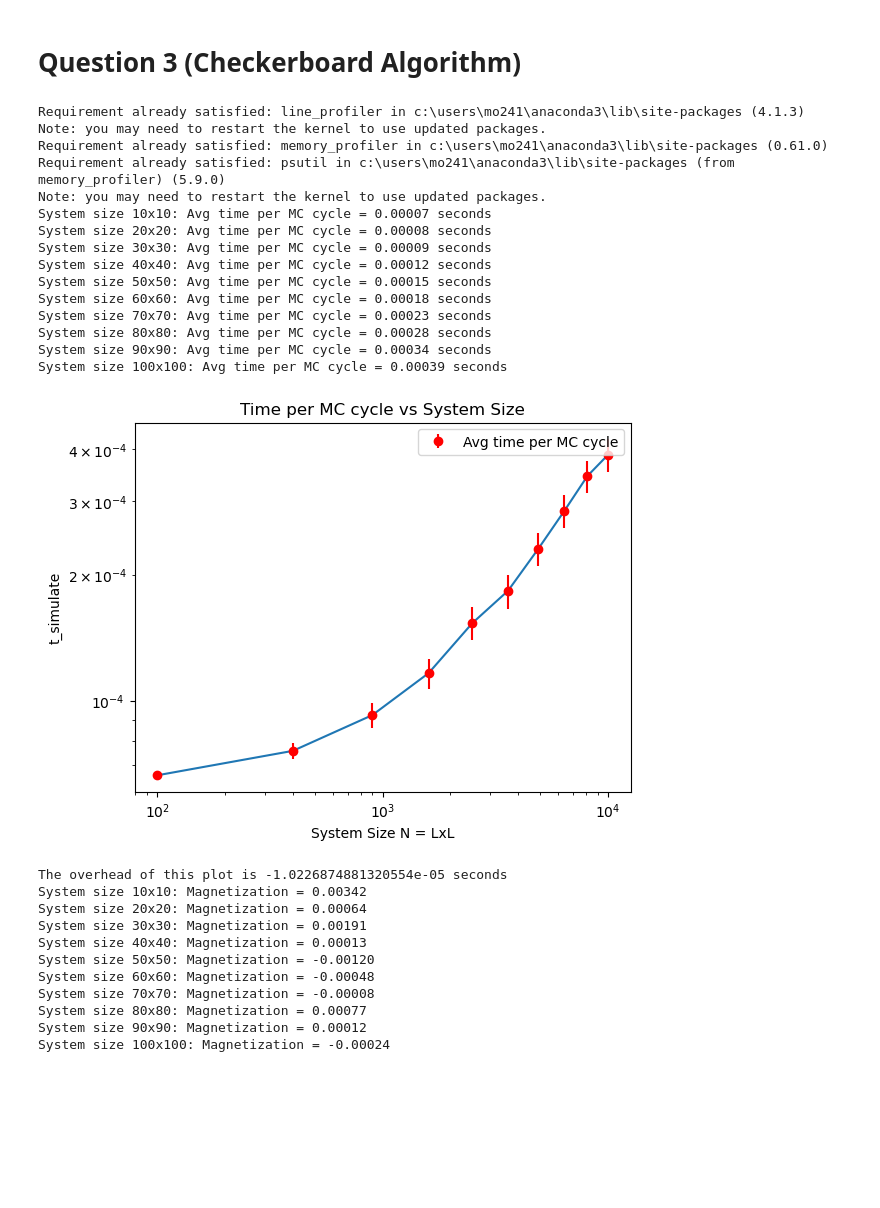
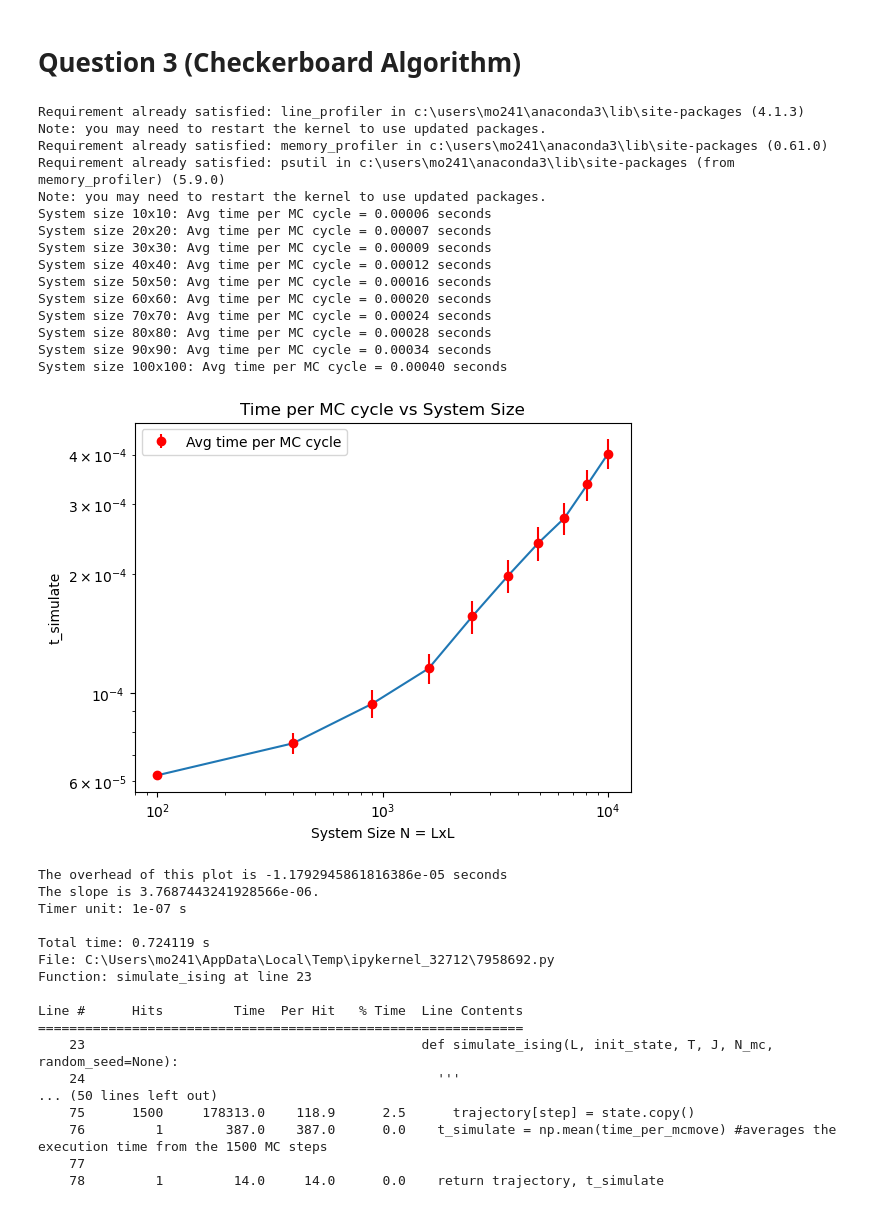
Before and after one commit to MoSpoonRhakib/ChE471HW3, a Jupyter notebook: Mohammed_Rhakib_HW3_Improving_Ising.ipynb, the cells around one changed output. Saved outputs shown, nothing was run; the diff lists cells and outputs as text; code cells hidden in the pictures; blank space fills up the shorter version.

```diff
--- a/Mohammed_Rhakib_HW3_Improving_Ising.ipynb
+++ b/Mohammed_Rhakib_HW3_Improving_Ising.ipynb
@@ -1178,7 +1178,7 @@ Line #    Mem usage    Increment  Occurrences   Line Contents
 #[3]https://pythoninchemistry.org/sim_and_scat/important_considerations/pbc.html
 #[4]https://matplotlib.org/stable/api/_as_gen/matplotlib.pyplot.imshow.html
 #[5]https://github.com/MrFuguDataScience/Python_Basics/blob/main/Python_Profiling.ipynb
-
+#[6]https://colab.research.google.com/github/jakevdp/PythonDataScienceHandbook/blob/master/notebooks/01.07-Timing-and-Profiling.ipynb
 
 #importing libraries
 %pip install line_profiler
@@ -1240,7 +1240,7 @@ def simulate_ising(L, init_state, T, J, N_mc, random_seed=None):
       #Metropolis criterion
       flip_mask = (dE < 0) | (np.random.random(spin.shape) < np.exp(-beta * dE))
 
-      state[checkerboard_mask] *= np.where(flip_mask, -1, 1) #If flip is true,then the state gets flipped, if not then it remains
+      state[checkerboard_mask] *= np.where(flip_mask, -1, 1) #If flip is true,then the state gets flipped, if not then it remains the same
 
     t_end = time.time()
     #expression to calculate the execution time of mc_move
@@ -1388,7 +1388,7 @@ def plot_tsim_vs_N(L_values, t_sim, tsim_errors):
   plt.legend()
   plt.show()
 
-
+'''
 def plot_mag_vs_N(L_values, magnetizations_values, magnetizations_errors):
   N_values = np.array(L_values**2)
   plt.figure()
@@ -1398,7 +1398,7 @@ def plot_mag_vs_N(L_values, magnetizations_values, magnetizations_errors):
   plt.ylabel('Magnetizations')
   plt.title('Magnetizations vs System Size')
   plt.show()
-
+'''
 
 #temperature_range = np.linspace(1, 4.0, 20)
 init_state = "all_up" #initial state
@@ -1414,13 +1414,15 @@ step = np.random.randint(0, N_mc) #how to make it jax related??
 L_values, t_simulate, tsim_errors = run_simulations(grid_size, T, J, N_mc)
 plot_tsim_vs_N(L_values, t_simulate, tsim_errors)
 #Overhead
-intercept = stats.linregress(L_values, t_simulate)
-print(f'The overhead of this plot is {intercept.intercept} seconds')
+results = stats.linregress(L_values, t_simulate)
+print(f'The overhead of this plot is {results.intercept} seconds')
+print(f'The slope is {results.slope}.')
 
+'''
 #Running functions for Mag vs N
 mag_values, mag_errors = run_mag_calc(grid_size, N_mc, J, random_seed=random_seed)
 plot_mag_vs_N(L_values, mag_values, mag_errors)
-
+'''
 
 
 '''
@@ -1428,48 +1430,54 @@ plot_mag_vs_N(L_values, mag_values, mag_errors)
 trajectory_up = simulate_ising(L, init_state = 'all_up', T=1.5, J=1.0, N_mc=N_mc, random_seed=None) #mostly all have the same upspin and maintains magnetism
 plot_state(trajectory_up, step)
 trajectory_up_crit = simulate_ising(L, init_state = 'all_up', T=2.27, J=1.0, N_mc=N_mc, random_seed=None) #near the critical point and magnetism approaches 0
 plot_state(trajectory_up_crit, step)
 trajectory_up_after_crit = simulate_ising(L, init_state = 'all_up', T=4.0, J=1.0, N_mc=N_mc, random_seed=None) #magentism is near 0 and loses its magentic properties at high T
 plot_state(trajectory_up_after_crit, step)
 
 #Performing a sweep of temperature range and plotting Magnetization w/ temperature
 temperatures, magnetizations = sweep(L, temperature_range, N_mc, J, random_seed)
 plot_Mag_vs_Temp(temperatures, magnetizations)
 
 #Plotting the Time Series Curve for Magnetization
 trajectory_critical = simulate_ising(L, init_state = 'random', T=2.27, J=J, N_mc=N_mc, random_seed=None)
 mag_at_tc = calc_magnetization(trajectory_critical)
 plot_Mag_Time_Series(mag_at_tc)
 '''
 
 #Line Profiler [5]
 for L in grid_size:
   %lprun -f simulate_ising simulate_ising(L, init_state, T=T, J=J, N_mc=N_mc, random_seed=random_seed)
 # %% [output]
 Requirement already satisfied: line_profiler in c:\users\mo241\anaconda3\lib\site-packages (4.1.3)
 Note: you may need to restart the kernel to use updated packages.
 Requirement already satisfied: memory_profiler in c:\users\mo241\anaconda3\lib\site-packages (0.61.0)
 Requirement already satisfied: psutil in c:\users\mo241\anaconda3\lib\site-packages (from memory_profiler) (5.9.0)
 Note: you may need to restart the kernel to use updated packages.
-System size 10x10: Avg time per MC cycle = 0.00007 seconds
-System size 20x20: Avg time per MC cycle = 0.00008 seconds
+System size 10x10: Avg time per MC cycle = 0.00006 seconds
+System size 20x20: Avg time per MC cycle = 0.00007 seconds
 System size 30x30: Avg time per MC cycle = 0.00009 seconds
 System size 40x40: Avg time per MC cycle = 0.00012 seconds
-System size 50x50: Avg time per MC cycle = 0.00015 seconds
-System size 60x60: Avg time per MC cycle = 0.00018 seconds
-System size 70x70: Avg time per MC cycle = 0.00023 seconds
+System size 50x50: Avg time per MC cycle = 0.00016 seconds
+System size 60x60: Avg time per MC cycle = 0.00020 seconds
+System size 70x70: Avg time per MC cycle = 0.00024 seconds
 System size 80x80: Avg time per MC cycle = 0.00028 seconds
 System size 90x90: Avg time per MC cycle = 0.00034 seconds
-System size 100x100: Avg time per MC cycle = 0.00039 seconds
+System size 100x100: Avg time per MC cycle = 0.00040 seconds
-[figure, old version]
+[figure, new version]
-The overhead of this plot is -1.0226874881320554e-05 seconds
-System size 10x10: Magnetization = 0.00342
-System size 20x20: Magnetization = 0.00064
-System size 30x30: Magnetization = 0.00191
-System size 40x40: Magnetization = 0.00013
-System size 50x50: Magnetization = -0.00120
-System size 60x60: Magnetization = -0.00048
-System size 70x70: Magnetization = -0.00008
-System size 80x80: Magnetization = 0.00077
-System size 90x90: Magnetization = 0.00012
-System size 100x100: Magnetization = -0.00024
+The overhead of this plot is -1.1792945861816386e-05 seconds
+The slope is 3.7687443241928566e-06.
+Timer unit: 1e-07 s
+
+Total time: 0.724119 s
+File: C:\Users\mo241\AppData\Local\Temp\ipykernel_32712\7958692.py
+Function: simulate_ising at line 23
+
+Line #      Hits         Time  Per Hit   % Time  Line Contents
+==============================================================
+    23                                           def simulate_ising(L, init_state, T, J, N_mc, random_seed=None):
+    24                                             '''
+... (50 lines left out)
+    75      1500     178313.0    118.9      2.5      trajectory[step] = state.copy()
+    76         1        387.0    387.0      0.0    t_simulate = np.mean(time_per_mcmove) #averages the execution time from the 1500 MC steps
+    77
+    78         1         14.0     14.0      0.0    return trajectory, t_simulate
```
Also changed, not shown: parts of 1 cell of this notebook, 2 other files.
